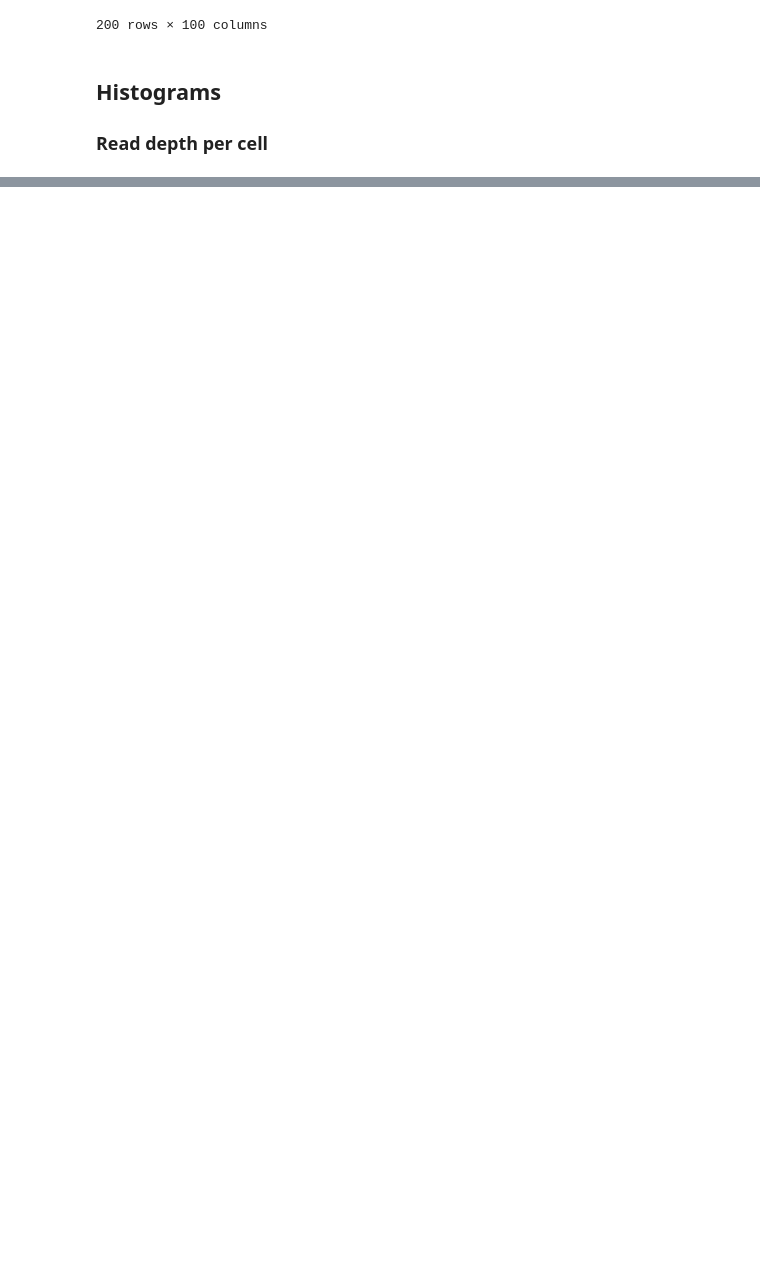
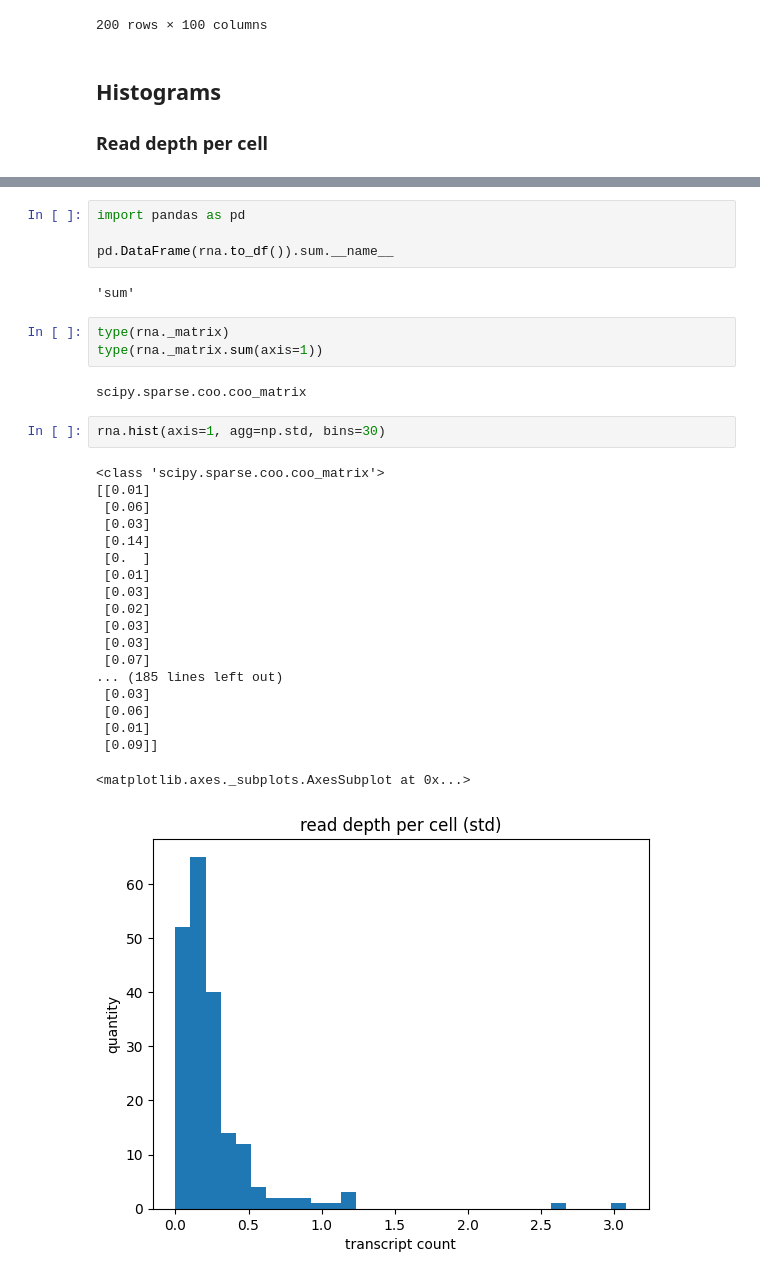
Before and after one commit to TheAustinator/cellforest, a Jupyter notebook: playground/khoi_explore.ipynb, the cells around one changed output, grey strips where cells are left out. Saved outputs shown, nothing was run; the diff lists cells and outputs as text; blank space fills up the shorter version.

```diff
--- a/playground/khoi_explore.ipynb
+++ b/playground/khoi_explore.ipynb
@@ -46,0 +122,33 @@ plt.show()
+# %%
+import pandas as pd
+
+pd.DataFrame(rna.to_df()).sum.__name__
+# %% [output]
+'sum'
+# %%
+type(rna._matrix)
+type(rna._matrix.sum(axis=1))
+# %% [output]
+scipy.sparse.coo.coo_matrix
+# %%
+rna.hist(axis=1, agg=np.std, bins=30)
+# %% [output]
+<class 'scipy.sparse.coo.coo_matrix'>
+[[0.01]
+ [0.06]
+ [0.03]
+ [0.14]
+ [0.  ]
+ [0.01]
+ [0.03]
+ [0.02]
+ [0.03]
+ [0.03]
+ [0.07]
+... (185 lines left out)
+ [0.03]
+ [0.06]
+ [0.01]
+ [0.09]]
+<matplotlib.axes._subplots.AxesSubplot at 0x...>
+[figure, added]
```
Also changed, not shown: parts of 17 cells of this notebook, 3 other files.
